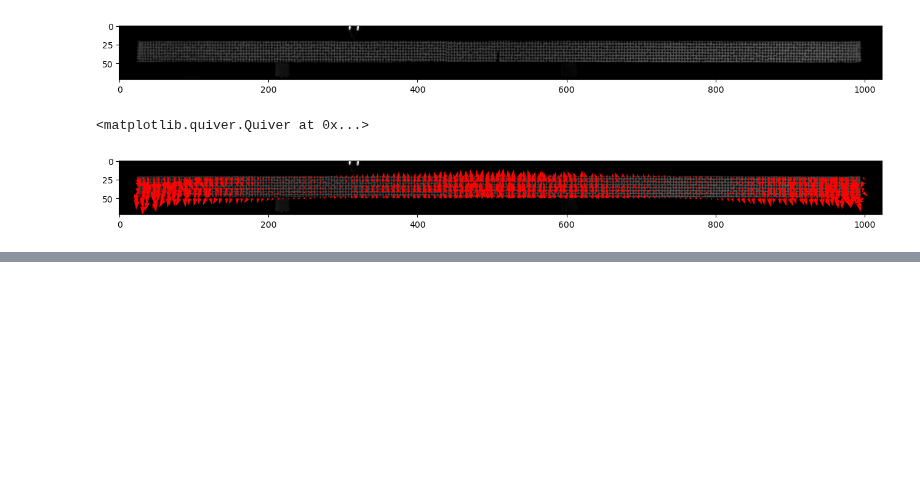
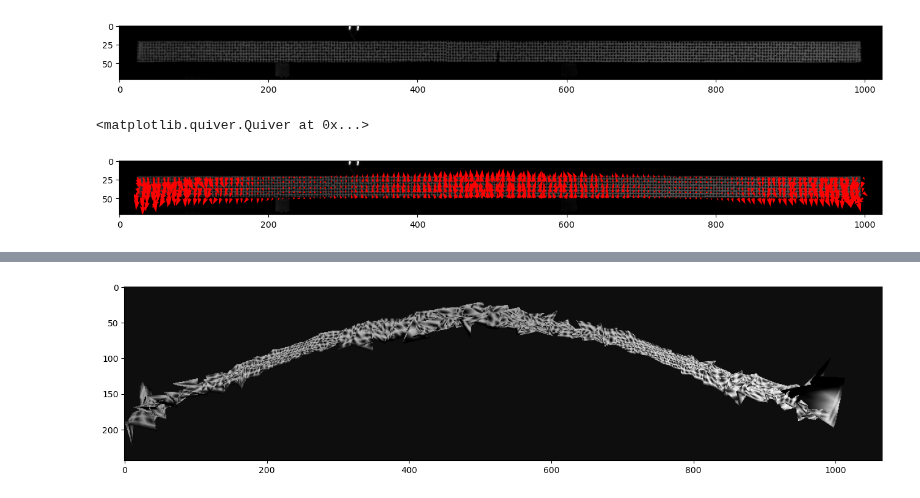
Before and after one commit to ladisk/pyidi, a Jupyter notebook: MM_dev.ipynb, the cells around one changed output, grey strips where cells are left out. Saved outputs shown, nothing was run; the diff lists cells and outputs as text; code cells hidden in the pictures; blank space fills up the shorter version.

Commit message:
Implemented dynamic ouput image sizing in MM_dev.

```diff
--- a/MM_dev.ipynb
+++ b/MM_dev.ipynb
@@ -43,7 +43,7 @@ shell = mesh.delaunay_2d()
 vect = np.column_stack((mode_1, -mode_0, np.ones(mode_0.shape) * 0.01))
 
 shell.add_field_data(vect, "vectors")
-shell_def = shell.warp_by_vector(vectors="vectors", factor = 500)
+shell_def = shell.warp_by_vector(vectors="vectors", factor = 4500)
 # %%
 pl = pv.Plotter(notebook=False)
 pl.add_axes()
@@ -122,0 +57,93 @@ plt.imshow(fig_out, 'gray')
+# %%
+def init_output_image(input_image, coord):
+    # Find the dimensions of the input image
+    input_height, input_width = input_image.shape[:2]
+
+    # Calculate the distances between mesh nodes and image edges
+    distances = np.array([
+        coord[:, 1],           # Distances to the left edge
+        coord[:, 0],           # Distances to the top edge
+        input_width - coord[:, 1],  # Distances to the right edge
+        input_height - coord[:, 0]  # Distances to the bottom edge
+    ])
+
+    # Calculate the minimum distance from the edges
+    min_distance = np.min(distances)
+
+    # Calculate the minimum and maximum of the deformed mesh nodes
+    min_x = np.min(shell_def.points[:,0])
+    max_x = np.max(shell_def.points[:,0])
+    min_y = np.min(shell_def.points[:,1])
+    max_y = np.max(shell_def.points[:,1])
+
+    # Calculate the new size for the output image based on the minimum distance and mesh node coordinates
+    new_width = int(max_x - min_x + 2 * min_distance)
+    new_height = int(max_y - min_y + 2 * min_distance)
+
+    out = np.ones((new_height, new_width)) * np.average(input_image) * 0.3
+    # out[int(min_distance) : int(min_distance + input_height), int(min_distance) : int(min_distance + input_width)] = input_image * 0.3
+
+    return out, int(-min_y + min_distance), int(min_x - min_distance)
+
+fig_out, a, b = init_output_image(fig, coord)
+
+for i in range(shell.n_cells):
+    el_0 = np.float32(shell.cell_points(i)[:,:2])
+    el_1 = np.float32(shell_def.cell_points(i)[:,:2])
+
+    rect_0 = cv.boundingRect(el_0)
+    rect_1 = cv.boundingRect(el_1)
+
+    reg_0 = [((el_0[j, 0] - rect_0[0]),
+              (el_0[j, 1] - rect_0[1]))
+              for j in range(3)]
+
+    reg_1 = [((el_1[j, 0] - rect_1[0]),
+              (el_1[j, 1] - rect_1[1]))
+              for j in range(3)]
+
+    crop_0 = fig[rect_0[1] : rect_0[1] + rect_0[3],
+                 rect_0[0] : rect_0[0] + rect_0[2]]
+
+    aff_mat = cv.getAffineTransform(
+        src = np.float32(reg_0),
+        dst = np.float32(reg_1)
+    )
+
+    crop_1 = cv.warpAffine(
+        src = crop_0,
+        M = aff_mat,
+        dsize = (rect_1[2], rect_1[3]),
+        dst = None,
+        flags = cv.INTER_LINEAR,
+        borderMode = cv.BORDER_REFLECT_101,
+    )
+
+    mask = np.zeros((rect_1[3], rect_1[2]), dtype=np.float32)
+    mask = cv.fillConvexPoly(
+        img = mask,
+        points = np.int32(reg_1),
+        color = 1,
+        lineType = cv.LINE_AA,
+        shift=0
+    )
+    try:
+        fig_out[
+            rect_1[1] + a : rect_1[1] + rect_1[3] + a,
+            rect_1[0] + b : rect_1[0] + rect_1[2] + b
+        ] = fig_out[
+            rect_1[1] + a : rect_1[1] + rect_1[3] + a,
+            rect_1[0] + b : rect_1[0] + rect_1[2] + b
+        ] * (1.0 - mask) + crop_1 * mask
+
+    except:
+        pass
+
+plt.imshow(fig_out, 'gray')
+# plt.quiver(coord[:,1] + a//2,
+#            coord[:,0] + b//2,
+#            mode_1,
+#            mode_0,
+#            color = 'r',
+#            scale = 1.5)
+# %% [output]
@@ -122,0 +151 @@ plt.imshow(fig_out, 'gray')
+[figure, added]
```
Also changed, not shown: parts of 4 cells of this notebook.
